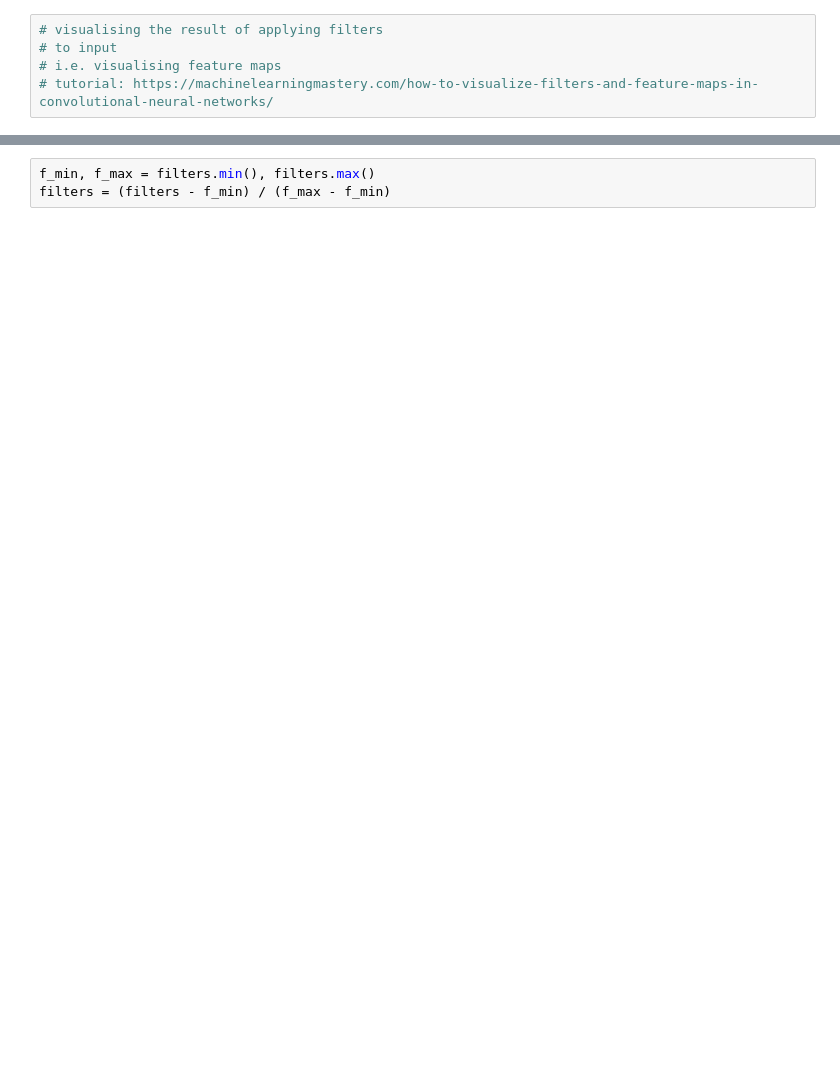
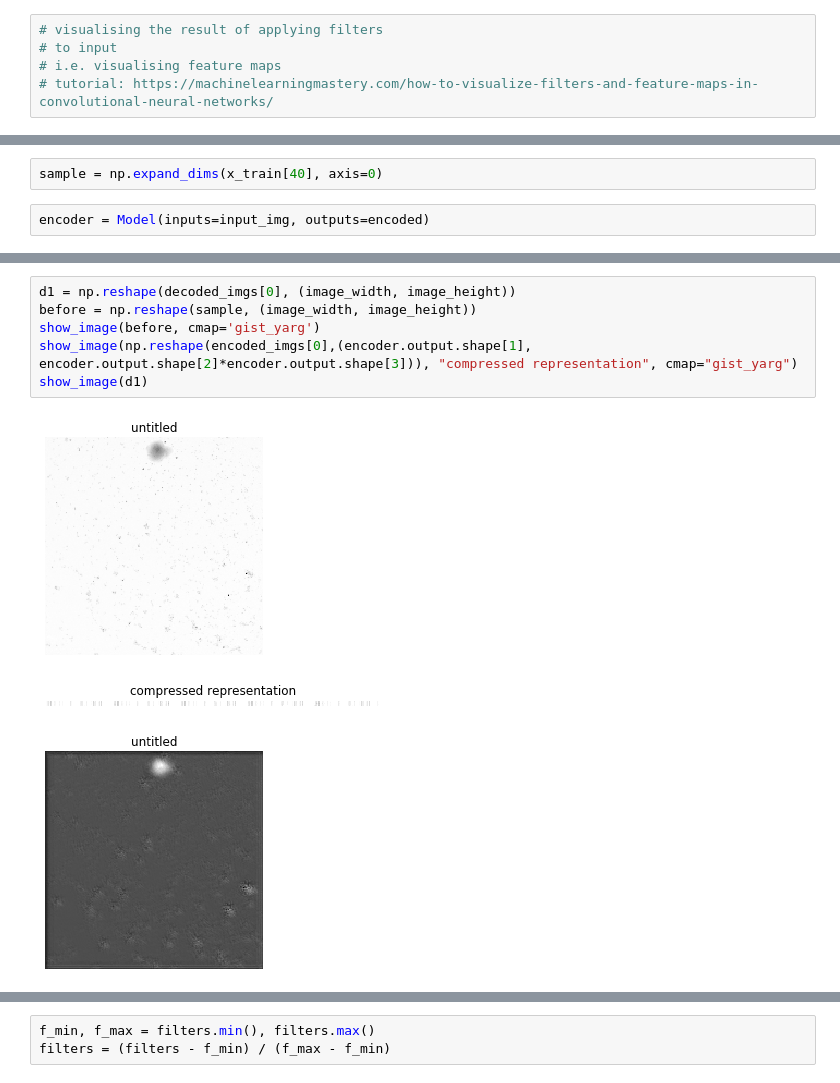
Before and after one commit to leonore/deep-learning-for-immune-cells, a Jupyter notebook: src/visualise_filters.ipynb, the cells around one changed output, grey strips where cells are left out. Cells and saved outputs as stored; diff of their text form; blank space fills up the shorter version.

```diff
--- a/src/visualise_filters.ipynb
+++ b/src/visualise_filters.ipynb
@@ -112,0 +107,4 @@ filters, biases = model.layers[1].get_weights()
+# %%
+sample = np.expand_dims(x_train[40], axis=0)
+# %%
+encoder = Model(inputs=input_img, outputs=encoded)
@@ -112,0 +130,10 @@ filters, biases = model.layers[1].get_weights()
+# %%
+d1 = np.reshape(decoded_imgs[0], (image_width, image_height))
+before = np.reshape(sample, (image_width, image_height))
+show_image(before, cmap='gist_yarg')
+show_image(np.reshape(encoded_imgs[0],(encoder.output.shape[1], encoder.output.shape[2]*encoder.output.shape[3])), "compressed representation", cmap="gist_yarg")
+show_image(d1)
+# %% [output]
+[figure, added]
+[figure, added]
+[figure, added]
```
Also changed, not shown: parts of 22 cells of this notebook, 2 other files.
